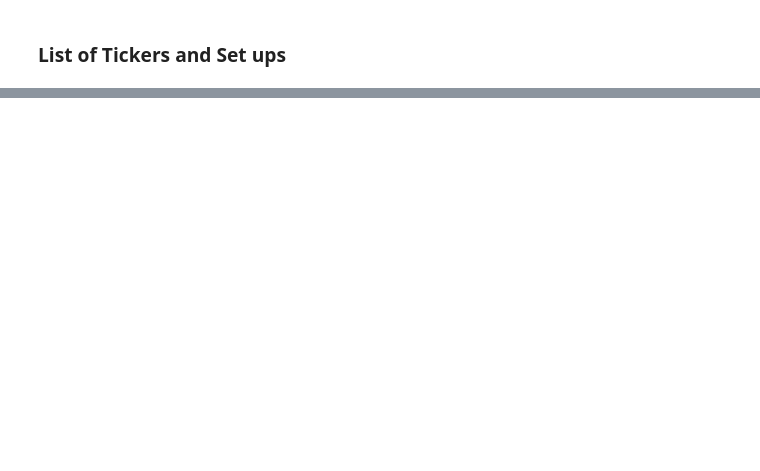
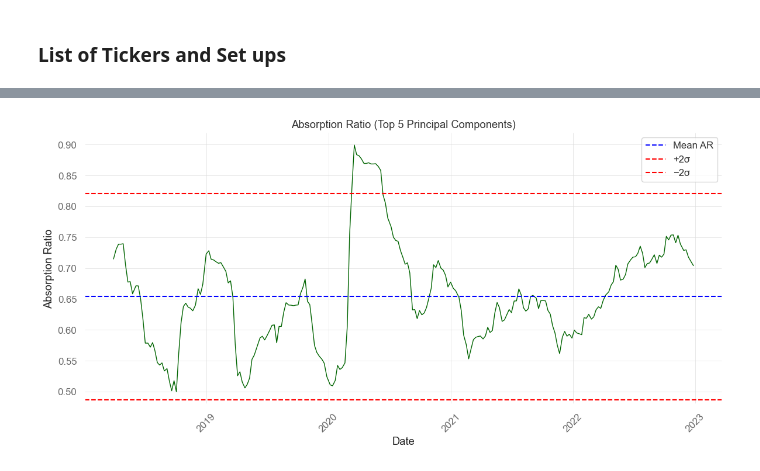
Before and after one commit to Junbili/CMSC-35300-Final-Project, a Jupyter notebook: Reference_Belantari.ipynb, the cells around one changed output, grey strips where cells are left out. Drawn from its saved outputs; the diff is of its cells as text; code cells hidden in the pictures; blank space fills up the shorter version.

```diff
--- a/Reference_Belantari.ipynb
+++ b/Reference_Belantari.ipynb
@@ -167,0 +218,7 @@ returns = stock_data.pct_change().dropna()
+# %%
+combined_prices = pd.concat(price_dict.values(), axis=1, join='inner')
+combined_prices.columns = list(price_dict.keys())
+
+# Log returns
+rets_all = np.log(combined_prices / combined_prices.shift(1)).dropna()
+rets_all
@@ -167,0 +303,29 @@ returns = stock_data.pct_change().dropna()
+# %%
+import matplotlib.pyplot as plt
+import seaborn as sns
+import pandas as pd
+
+# Basic stats
+mean_ar = absorp_ratio['AR'].mean()
+std_ar = absorp_ratio['AR'].std()
+
+# Plot
+plt.figure(figsize=(12, 6))
+sns.lineplot(data=absorp_ratio, x='Date', y='AR', color='darkgreen', linewidth=1)
+
+# Horizontal lines
+plt.axhline(mean_ar, linestyle='--', color='blue', label='Mean AR')
+plt.axhline(mean_ar + 2 * std_ar, linestyle='--', color='red', label='+2σ')
+plt.axhline(mean_ar - 2 * std_ar, linestyle='--', color='red', label='−2σ')
+
+# Labels and formatting
+plt.title("Absorption Ratio (Top 5 Principal Components)")
+plt.xlabel("Date")
+plt.ylabel("Absorption Ratio")
+plt.xticks(rotation=45)
+plt.grid(True)
+plt.tight_layout()
+plt.legend()
+plt.show()
+# %% [output]
+[figure, added]
```
Also changed, not shown: parts of 6 cells of this notebook, 1 other file.
